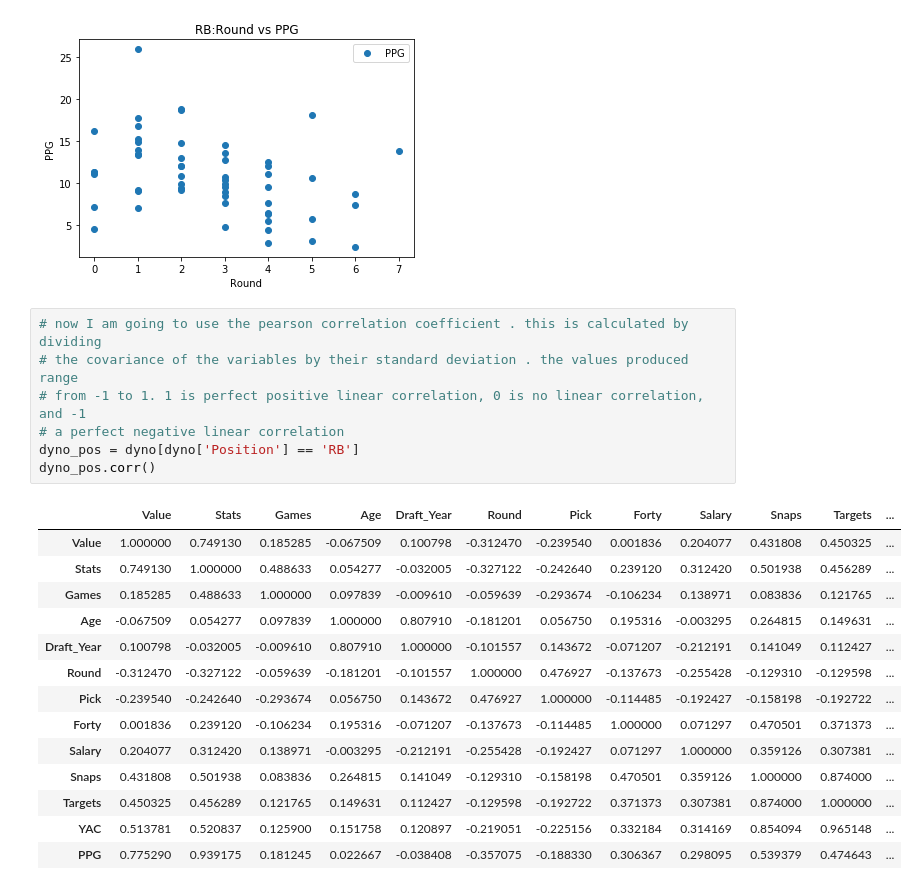
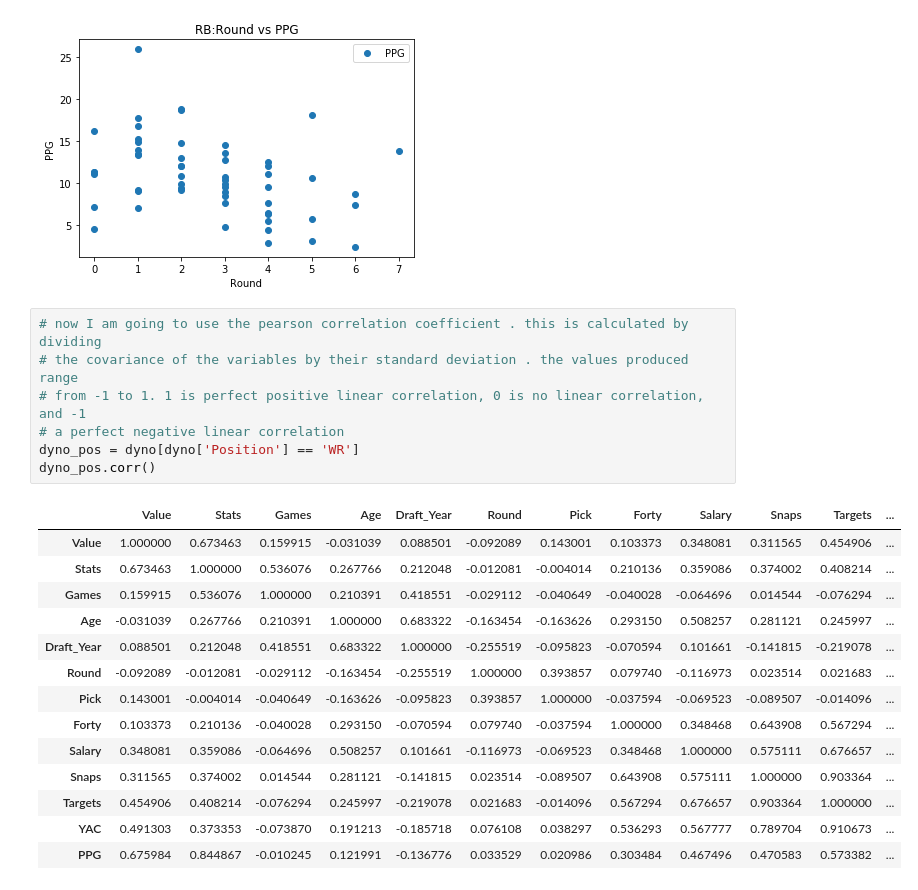
Before and after one commit to luriemr/FantasyFootball_Analyzer, a Jupyter notebook: FF_Dyno.ipynb, the cells around one changed output. Cells and saved outputs as stored; diff of their text form.

```diff
--- a/FF_Dyno.ipynb
+++ b/FF_Dyno.ipynb
@@ -77,23 +77,23 @@ plt.show()
 # %%
 # now I am going to use the pearson correlation coefficient . this is calculated by dividing
 # the covariance of the variables by their standard deviation . the values produced range
 # from -1 to 1. 1 is perfect positive linear correlation, 0 is no linear correlation, and -1
 # a perfect negative linear correlation
-dyno_pos = dyno[dyno['Position'] == 'RB']
+dyno_pos = dyno[dyno['Position'] == 'WR']
 dyno_pos.corr()
 # %% [output]
 |  | Value | Stats | Games | Age | Draft_Year | Round | Pick | Forty | Salary | Snaps | Targets | ... |
-| Value | 1.000000 | 0.749130 | 0.185285 | -0.067509 | 0.100798 | -0.312470 | -0.239540 | 0.001836 | 0.204077 | 0.431808 | 0.450325 | ... |
-| Stats | 0.749130 | 1.000000 | 0.488633 | 0.054277 | -0.032005 | -0.327122 | -0.242640 | 0.239120 | 0.312420 | 0.501938 | 0.456289 | ... |
-| Games | 0.185285 | 0.488633 | 1.000000 | 0.097839 | -0.009610 | -0.059639 | -0.293674 | -0.106234 | 0.138971 | 0.083836 | 0.121765 | ... |
-| Age | -0.067509 | 0.054277 | 0.097839 | 1.000000 | 0.807910 | -0.181201 | 0.056750 | 0.195316 | -0.003295 | 0.264815 | 0.149631 | ... |
-| Draft_Year | 0.100798 | -0.032005 | -0.009610 | 0.807910 | 1.000000 | -0.101557 | 0.143672 | -0.071207 | -0.212191 | 0.141049 | 0.112427 | ... |
-| Round | -0.312470 | -0.327122 | -0.059639 | -0.181201 | -0.101557 | 1.000000 | 0.476927 | -0.137673 | -0.255428 | -0.129310 | -0.129598 | ... |
-| Pick | -0.239540 | -0.242640 | -0.293674 | 0.056750 | 0.143672 | 0.476927 | 1.000000 | -0.114485 | -0.192427 | -0.158198 | -0.192722 | ... |
-| Forty | 0.001836 | 0.239120 | -0.106234 | 0.195316 | -0.071207 | -0.137673 | -0.114485 | 1.000000 | 0.071297 | 0.470501 | 0.371373 | ... |
-| Salary | 0.204077 | 0.312420 | 0.138971 | -0.003295 | -0.212191 | -0.255428 | -0.192427 | 0.071297 | 1.000000 | 0.359126 | 0.307381 | ... |
-| Snaps | 0.431808 | 0.501938 | 0.083836 | 0.264815 | 0.141049 | -0.129310 | -0.158198 | 0.470501 | 0.359126 | 1.000000 | 0.874000 | ... |
-| Targets | 0.450325 | 0.456289 | 0.121765 | 0.149631 | 0.112427 | -0.129598 | -0.192722 | 0.371373 | 0.307381 | 0.874000 | 1.000000 | ... |
-| YAC | 0.513781 | 0.520837 | 0.125900 | 0.151758 | 0.120897 | -0.219051 | -0.225156 | 0.332184 | 0.314169 | 0.854094 | 0.965148 | ... |
-| PPG | 0.775290 | 0.939175 | 0.181245 | 0.022667 | -0.038408 | -0.357075 | -0.188330 | 0.306367 | 0.298095 | 0.539379 | 0.474643 | ... |
+| Value | 1.000000 | 0.673463 | 0.159915 | -0.031039 | 0.088501 | -0.092089 | 0.143001 | 0.103373 | 0.348081 | 0.311565 | 0.454906 | ... |
+| Stats | 0.673463 | 1.000000 | 0.536076 | 0.267766 | 0.212048 | -0.012081 | -0.004014 | 0.210136 | 0.359086 | 0.374002 | 0.408214 | ... |
+| Games | 0.159915 | 0.536076 | 1.000000 | 0.210391 | 0.418551 | -0.029112 | -0.040649 | -0.040028 | -0.064696 | 0.014544 | -0.076294 | ... |
+| Age | -0.031039 | 0.267766 | 0.210391 | 1.000000 | 0.683322 | -0.163454 | -0.163626 | 0.293150 | 0.508257 | 0.281121 | 0.245997 | ... |
+| Draft_Year | 0.088501 | 0.212048 | 0.418551 | 0.683322 | 1.000000 | -0.255519 | -0.095823 | -0.070594 | 0.101661 | -0.141815 | -0.219078 | ... |
+| Round | -0.092089 | -0.012081 | -0.029112 | -0.163454 | -0.255519 | 1.000000 | 0.393857 | 0.079740 | -0.116973 | 0.023514 | 0.021683 | ... |
+| Pick | 0.143001 | -0.004014 | -0.040649 | -0.163626 | -0.095823 | 0.393857 | 1.000000 | -0.037594 | -0.069523 | -0.089507 | -0.014096 | ... |
+| Forty | 0.103373 | 0.210136 | -0.040028 | 0.293150 | -0.070594 | 0.079740 | -0.037594 | 1.000000 | 0.348468 | 0.643908 | 0.567294 | ... |
+| Salary | 0.348081 | 0.359086 | -0.064696 | 0.508257 | 0.101661 | -0.116973 | -0.069523 | 0.348468 | 1.000000 | 0.575111 | 0.676657 | ... |
+| Snaps | 0.311565 | 0.374002 | 0.014544 | 0.281121 | -0.141815 | 0.023514 | -0.089507 | 0.643908 | 0.575111 | 1.000000 | 0.903364 | ... |
+| Targets | 0.454906 | 0.408214 | -0.076294 | 0.245997 | -0.219078 | 0.021683 | -0.014096 | 0.567294 | 0.676657 | 0.903364 | 1.000000 | ... |
+| YAC | 0.491303 | 0.373353 | -0.073870 | 0.191213 | -0.185718 | 0.076108 | 0.038297 | 0.536293 | 0.567777 | 0.789704 | 0.910673 | ... |
+| PPG | 0.675984 | 0.844867 | -0.010245 | 0.121991 | -0.136776 | 0.033529 | 0.020986 | 0.303484 | 0.467496 | 0.470583 | 0.573382 | ... |
 # %%
```
Also changed, not shown: parts of 5 cells of this notebook.
